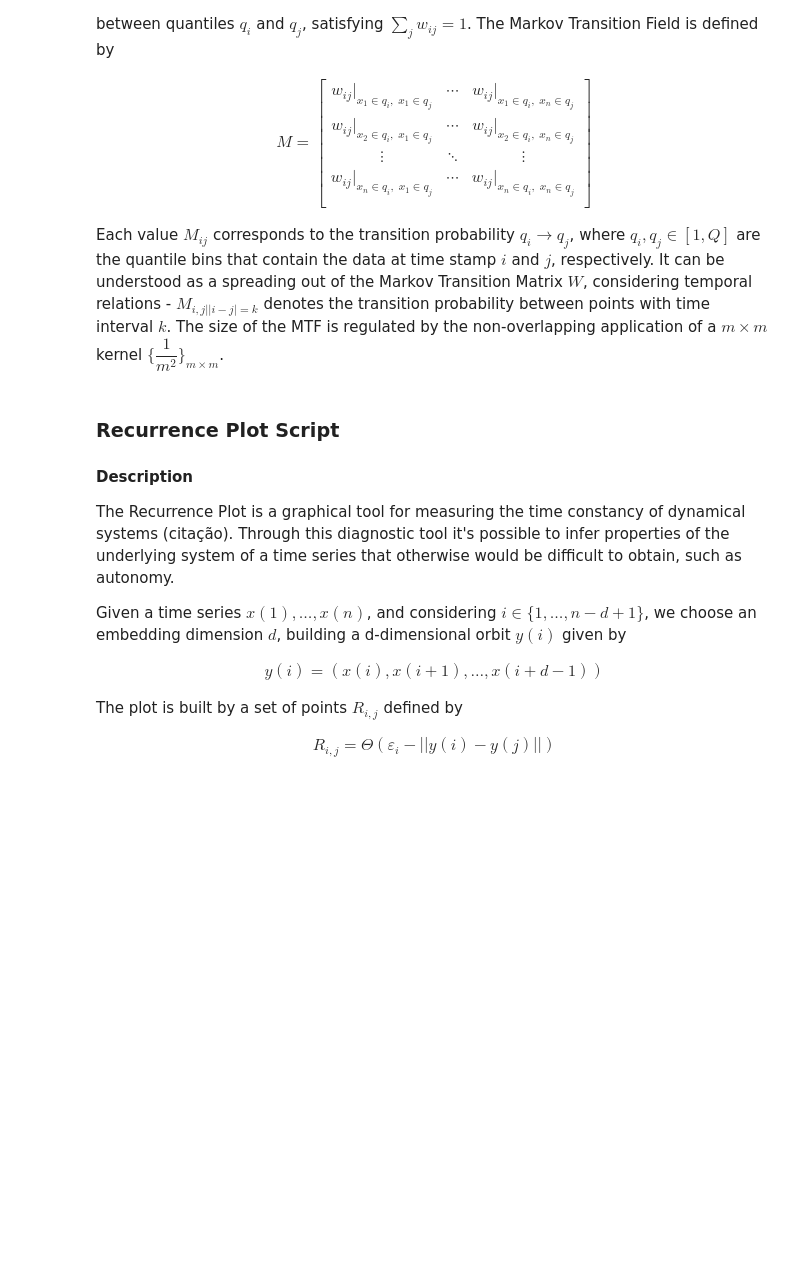
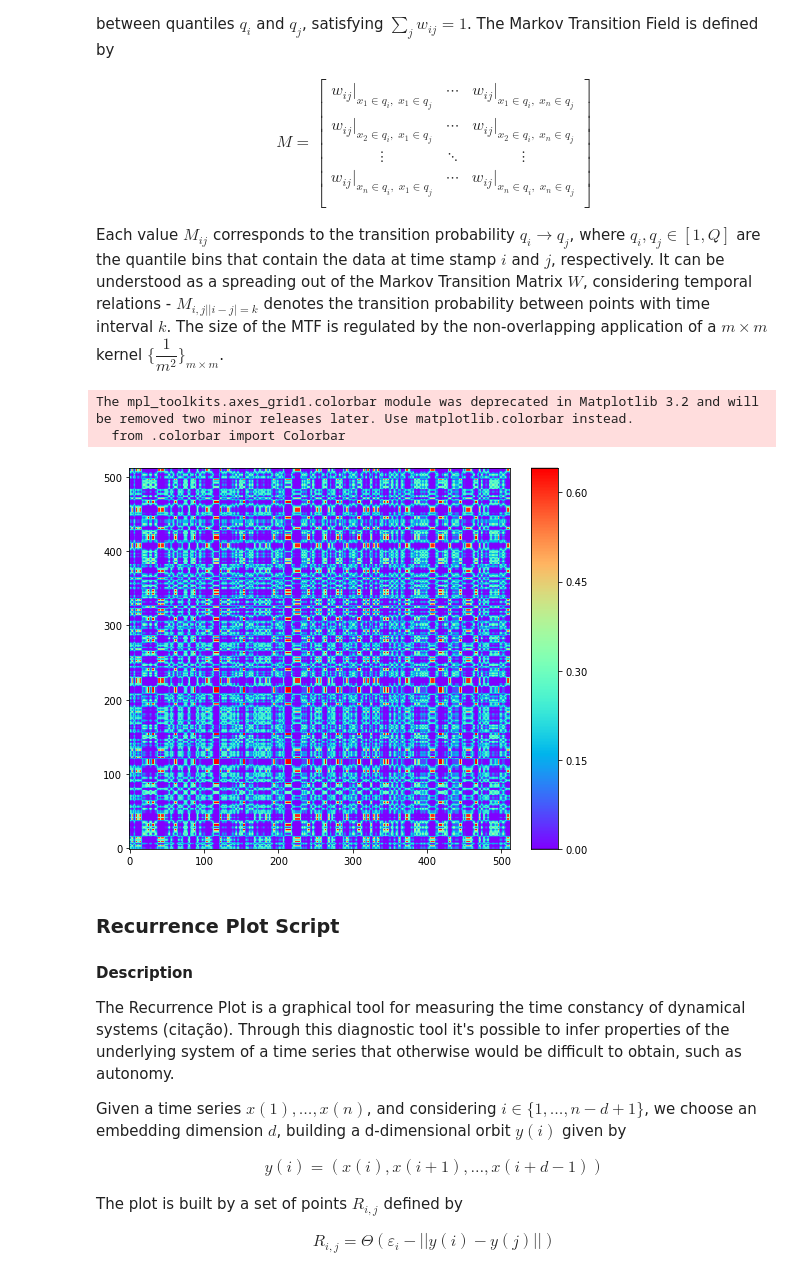
Before and after one commit to patrick-oliveira/ICDeepLearning, a Jupyter notebook: 3 - Time Series Imaging.ipynb, the cells around one changed output. Drawn from its saved outputs; the diff is of its cells as text; code cells hidden in the pictures; blank space fills up the shorter version.

```diff
--- a/3 - Time Series Imaging.ipynb
+++ b/3 - Time Series Imaging.ipynb
@@ -135,27 +135,31 @@ $$
 Each value $M_{ij}$ corresponds to the transition probability $q_i \rightarrow q_j$, where $q_i, q_j \in [1, Q]$ are the quantile bins that contain the data at time stamp $i$ and $j$, respectively. It can be understood as a spreading out of the Markov Transition Matrix $W$, considering temporal relations - $M_{i, j | |i - j| = k}$ denotes the transition probability between points with time interval $k$. The size of the MTF is regulated by the non-overlapping application of a $m \times m $ kernel $\{\dfrac{1}{m^2}\}_{m\times m}$.
 # %%
 # EXAMPLE: MARKOV TRANSITION FIELD
-sample = np.loadtxt(data.loc[0]['path']).reshape(1, -1)
+sample = np.loadtxt( (Project.combined_series_dir / preprocessing / signal_length / data.loc[0]['subject'] / data.loc[0]['state'] / data.loc[0]['file']).__str__() ).reshape(1, -1)
 mtf = MarkovTransitionField(image_size = 1.0)
 X_mtf = mtf.fit_transform(sample)
 
 fig = plt.figure(figsize = (12, 7))
 grid = ImageGrid(fig, 111,
                  nrows_ncols=(1, 1),
                  axes_pad=0.15,
                  share_all=True,
                  cbar_location="right",
                  cbar_mode="single",
                  cbar_size="7%",
                  cbar_pad=0.3,
                  )
 
 for ax in grid:
     im = ax.imshow(X_mtf[0], cmap = 'rainbow', origin = 'lower')
 
 ax.cax.colorbar(im)
 ax.cax.toggle_label(True)
 plt.show()
+# %% [output]
+The mpl_toolkits.axes_grid1.colorbar module was deprecated in Matplotlib 3.2 and will be removed two minor releases later. Use matplotlib.colorbar instead.
+  from .colorbar import Colorbar
+[figure, added]
 # %%
 mtf = MarkovTransitionField(image_size = 256)
 method = 'mtf'
```
Also changed, not shown: parts of 10 cells of this notebook, 12 other files.
